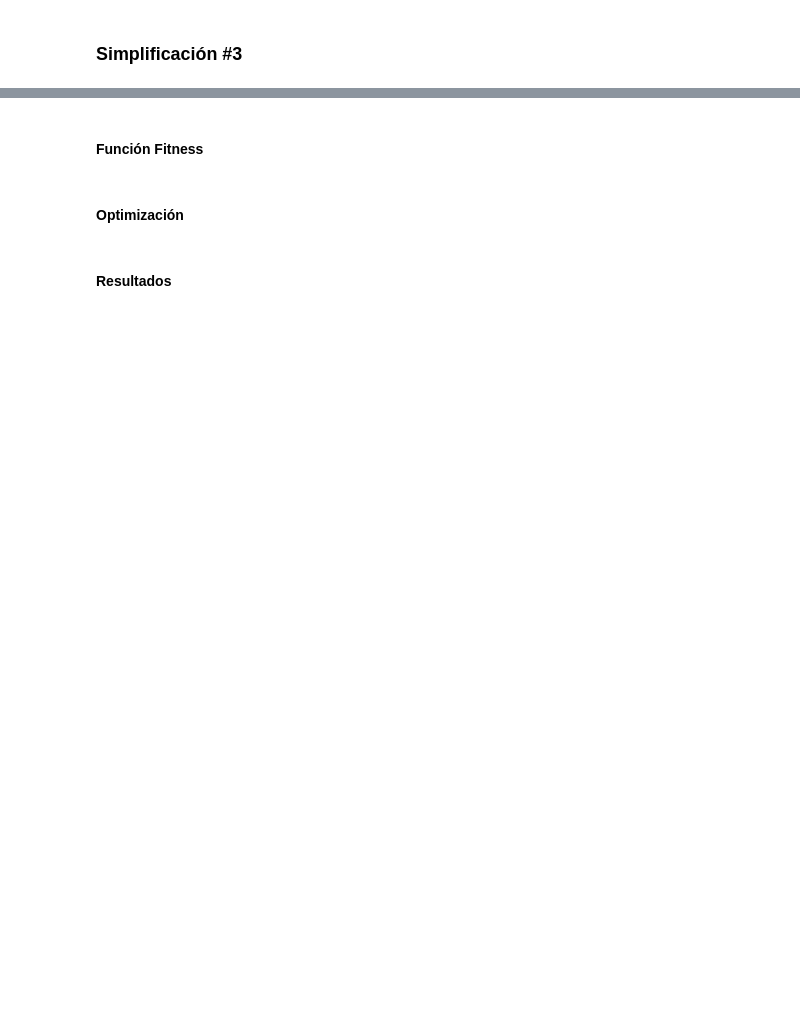
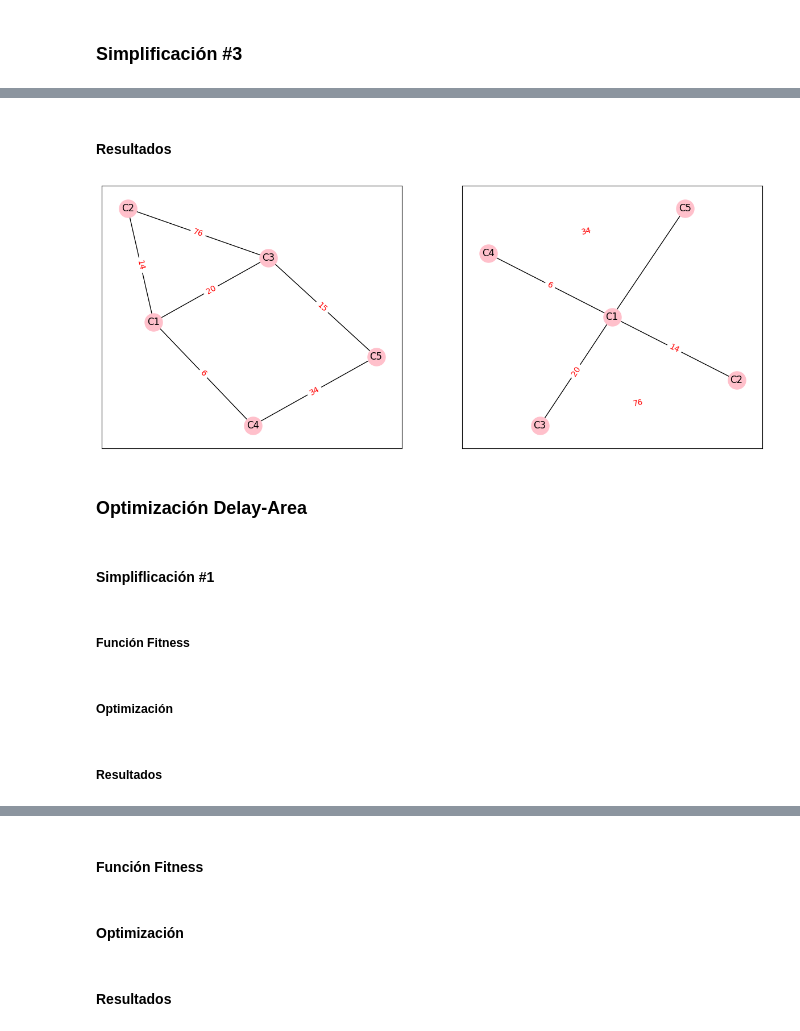
Before and after one commit to jtapiav/github-slideshow, a Jupyter notebook: GA.ipynb, the cells around one changed output, grey strips where cells are left out. Cells and saved outputs as stored; diff of their text form; code cells hidden in the pictures; blank space fills up the shorter version.

```diff
--- a/GA.ipynb
+++ b/GA.ipynb
@@ -1307,0 +1440,20 @@ customOptimizatedGraph.drawGraph()
+# %% [markdown]
+#### Resultados
+# %%
+plt.subplots( 1, 2, figsize=(15,6) )
+plt.subplot( 1, 2, 1 )
+applicationGraph.drawGraph()
+plt.subplot( 1, 2, 2 )
+customOptimizatedGraph.drawGraph( )
+# %% [output]
+[figure, added]
+# %% [markdown]
+### Optimización Delay-Area
+# %% [markdown]
+#### Simpliflicación #1
+# %% [markdown]
+##### Función Fitness
+# %% [markdown]
+##### Optimización
+# %% [markdown]
+##### Resultados
```
Also changed, not shown: parts of 65 cells of this notebook.
